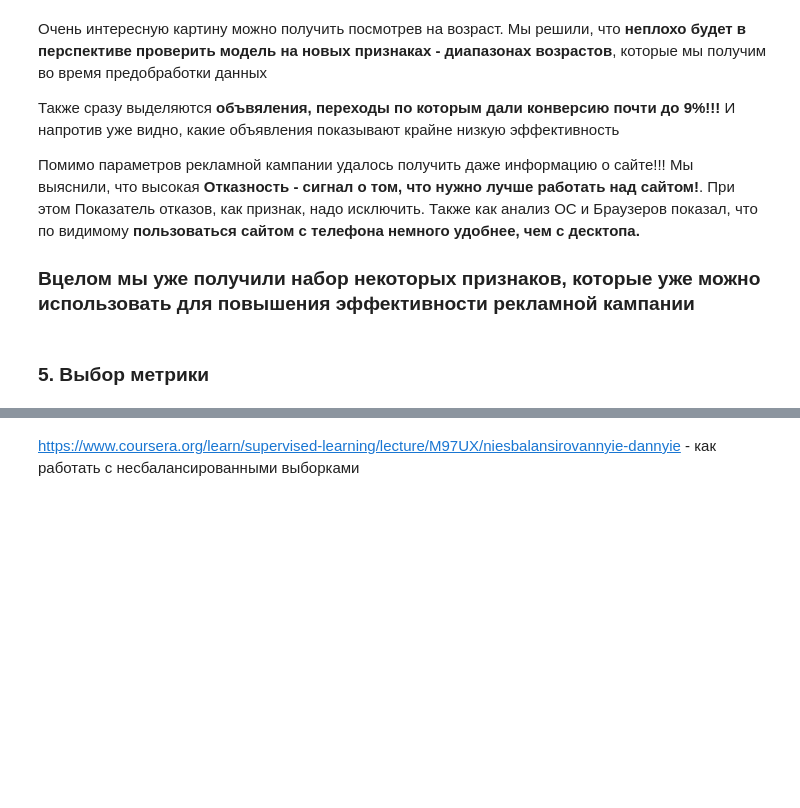
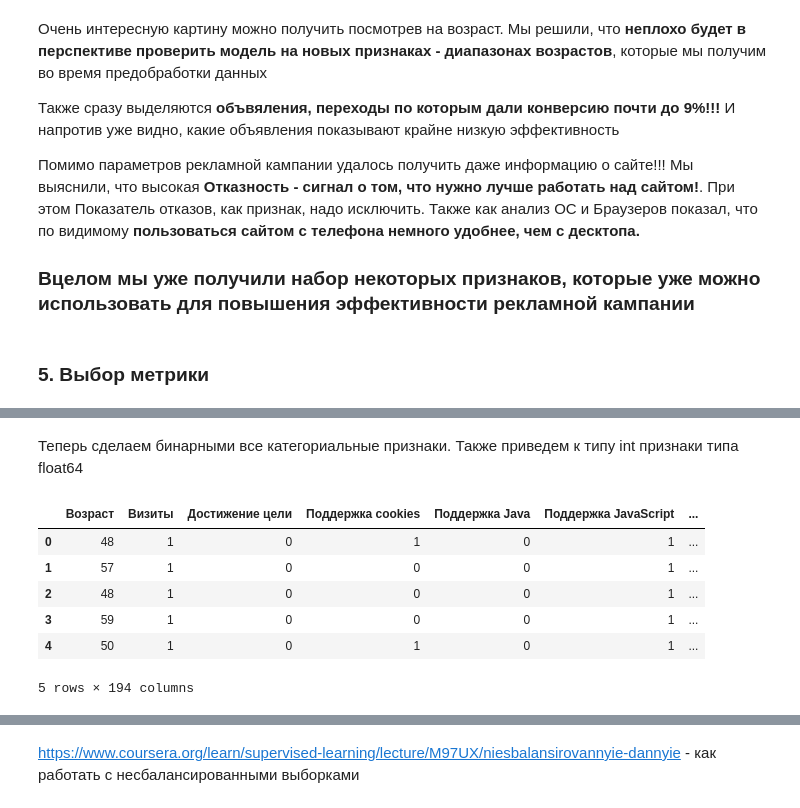
Before and after one commit to maxsaprykin/ind_project, a Jupyter notebook: Определение факторов, влияющих на выполнение целевого действия посетителем интернет-страницы.ipynb, the cells around one changed output, grey strips where cells are left out. Saved outputs shown, nothing was run; the diff lists cells and outputs as text; code cells hidden in the pictures; blank space fills up the shorter version.

```diff
--- a/Определение факторов, влияющих на выполнение целевого действия посетителем интернет-страницы.ipynb
+++ b/Определение факторов, влияющих на выполнение целевого действия посетителем интернет-страницы.ipynb
@@ -433,0 +465,6 @@ print("Конверсия сайта: {}%".format(round(counts[1]/counts[0], 3)
+# %%
+df.drop('Отказность', axis = 1, inplace = True)
+df.drop('Дата и время визита', axis = 1, inplace = True)
+# %%
+df= df.dropna()
+df.info()
@@ -433,0 +489,33 @@ print("Конверсия сайта: {}%".format(round(counts[1]/counts[0], 3)
+# %% [markdown]
+Теперь сделаем бинарными все категориальные признаки. Также приведем к типу int признаки типа float64
+# %%
+df['Визиты'] = df['Визиты'].astype('int')
+df['Поддержка сookies'] = df['Поддержка сookies'].astype('int')
+df['Поддержка Flash'] = df['Поддержка Flash'].astype('int')
+df['Поддержка Java'] = df['Поддержка Java'].astype('int')
+df['Поддержка JavaScript'] = df['Поддержка JavaScript'].astype('int')
+df['Поддержка Silverlight'] = df['Поддержка Silverlight'].astype('int')
+df['Поддержка сookies'] = df['Поддержка сookies'].astype('int')
+df['Блокировка рекламы'] = df['Блокировка рекламы'].astype('int')
+df['Мобильность'] = df['Мобильность'].astype('int')
+# %%
+df = pd.get_dummies(df, columns=['Объявление'], prefix='Объявление')
+df = pd.get_dummies(df, columns=['Сегмент'], prefix='Сегмент')
+df = pd.get_dummies(df, columns=['Глубина просмотра'], prefix='Глубина просмотра')
+df = pd.get_dummies(df, columns=['Является ли визит первым визитом посетителя'], prefix='Является ли визит первым визитом посетителя')
+df = pd.get_dummies(df, columns=['Визитов в истории'], prefix='Визитов в истории')
+df = pd.get_dummies(df, columns=['Дней от первого визита'], prefix='Дней от первого визита')
+df = pd.get_dummies(df, columns=['Тип устройства'], prefix='Тип устройства')
+df = pd.get_dummies(df, columns=['Группа операционных систем'], prefix='Группа операционных систем')
+df = pd.get_dummies(df, columns=['Операционная система (детально)'], prefix='Операционная система (детально)')
+df = pd.get_dummies(df, columns=['Браузер'], prefix='Браузер')
+# %%
+df.head()
+# %% [output]
+|  | Возраст | Визиты | Достижение цели | Поддержка сookies | Поддержка Java | Поддержка JavaScript | ... |
+| 0 | 48 | 1 | 0 | 1 | 0 | 1 | ... |
+| 1 | 57 | 1 | 0 | 0 | 0 | 1 | ... |
+| 2 | 48 | 1 | 0 | 0 | 0 | 1 | ... |
+| 3 | 59 | 1 | 0 | 0 | 0 | 1 | ... |
+| 4 | 50 | 1 | 0 | 1 | 0 | 1 | ... |
+5 rows × 194 columns
```
Also changed, not shown: parts of 10 cells of this notebook.
